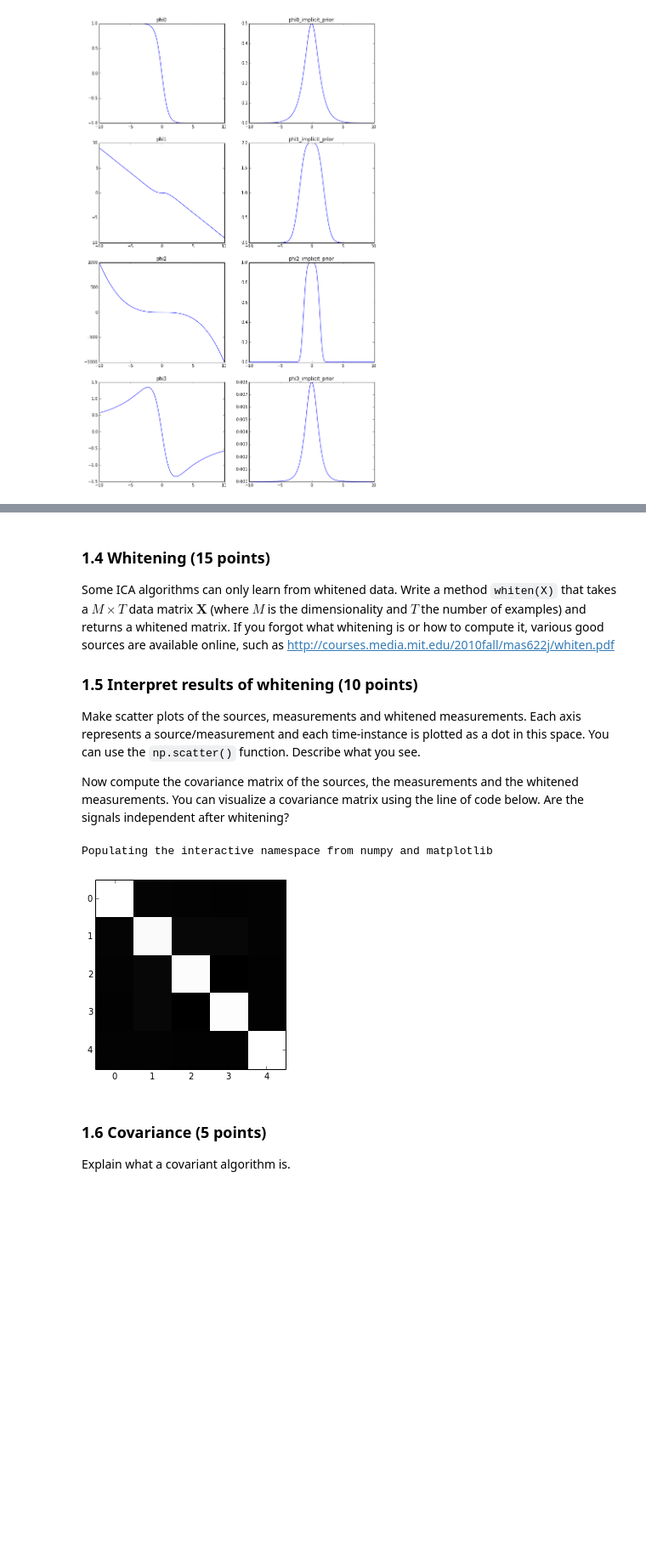
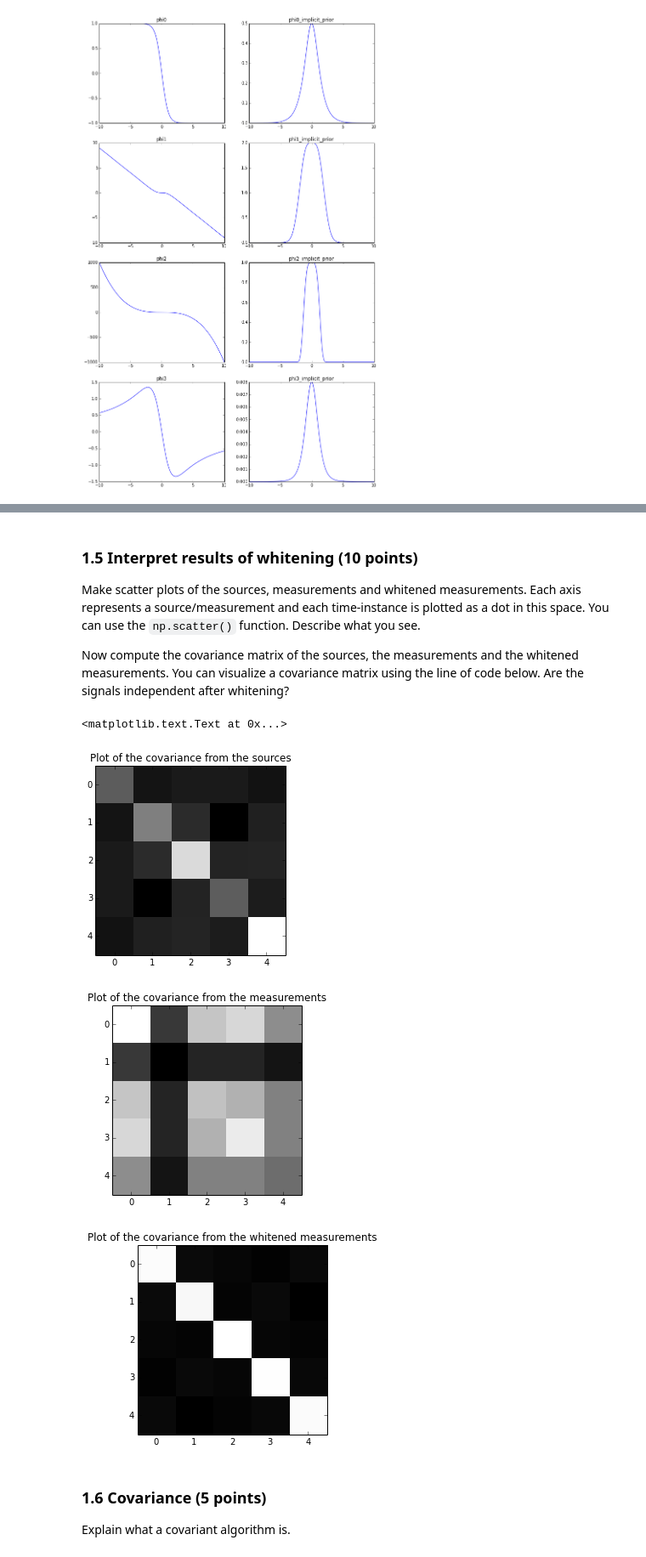
Before and after one commit to ackeune/MLPM, a Jupyter notebook: lab1/lab1.ipynb, the cells around one changed output, grey strips where cells are left out. Shown at 85% size. Saved outputs shown, nothing was run; the diff lists cells and outputs as text; code cells hidden in the pictures; blank space fills up the shorter version.

```diff
--- a/lab1/lab1.ipynb
+++ b/lab1/lab1.ipynb
@@ -244,47 +273,30 @@ show()
 # %% [markdown]
-
-
-### 1.4 Whitening (15 points)
-Some ICA algorithms can only learn from whitened data. Write a method `whiten(X)` that takes a $M \times T$ data matrix $\mathbf{X}$ (where $M$ is the dimensionality and $T$ the number of examples) and returns a whitened matrix. If you forgot what whitening is or how to compute it, various good sources are available online, such as http://courses.media.mit.edu/2010fall/mas622j/whiten.pdf
-
 ### 1.5 Interpret results of whitening (10 points)
 Make scatter plots of the sources, measurements and whitened measurements. Each axis represents a source/measurement and each time-instance is plotted as a dot in this space. You can use the `np.scatter()` function. Describe what you see.
 
 Now compute the covariance matrix of the sources, the measurements and the whitened measurements. You can visualize a covariance matrix using the line of code below. Are the signals independent after whitening?
-# %%
-%pylab inline
-#C = np.eye(5)  # Dummy matrix; compute covariance here
-
-def whiten(X):
-    X = numpy.matrix(X)
-
-    #making the data have a zero mean
-    X = X - numpy.mean(X)
-    #calculating the covariance
-    A = numpy.dot(X.T,X)
-    #calculating the eigenvalues and eigenvectors
-    d,V = numpy.linalg.eigh(A)
-
-    epsilon = 0.1
-    D = numpy.diag(1./numpy.sqrt(d+epsilon))
-
-    #whitening matrix
-    W = numpy.dot(numpy.dot(V,D),V.T)
-
-    #whitening the data
-    X = numpy.dot(X,W)
-    return X
-
-
-Xwhitened = whiten(X)
-
-Xwhitened = np.squeeze(np.asarray(Xwhitened))
-
-C = numpy.cov(Xwhitened)
-ax = imshow(C, cmap='gray', interpolation='nearest')
-# %% [output]
-Populating the interactive namespace from numpy and matplotlib
-[figure, removed]
+# %%
+Xwhitened = whiten(X)
+
+figure()
+CovSources = numpy.cov(S)
+ax = imshow(CovSources, cmap='gray', interpolation='nearest')
+title('Plot of the covariance from the sources')
+
+figure()
+CovX = numpy.cov(X)
+ax = imshow(CovX, cmap='gray', interpolation='nearest')
+title('Plot of the covariance from the measurements')
+
+figure()
+CovWhitenened = numpy.cov(Xwhitened)
+ax = imshow(CovWhitenened, cmap='gray', interpolation='nearest')
+title('Plot of the covariance from the whitened measurements')
+# %% [output]
+<matplotlib.text.Text at 0x...>
+[figure, added]
+[figure, added]
+[figure, added]
 # %% [markdown]
 ### 1.6 Covariance (5 points)
 Explain what a covariant algorithm is.
```
Also changed, not shown: parts of 20 cells of this notebook.
